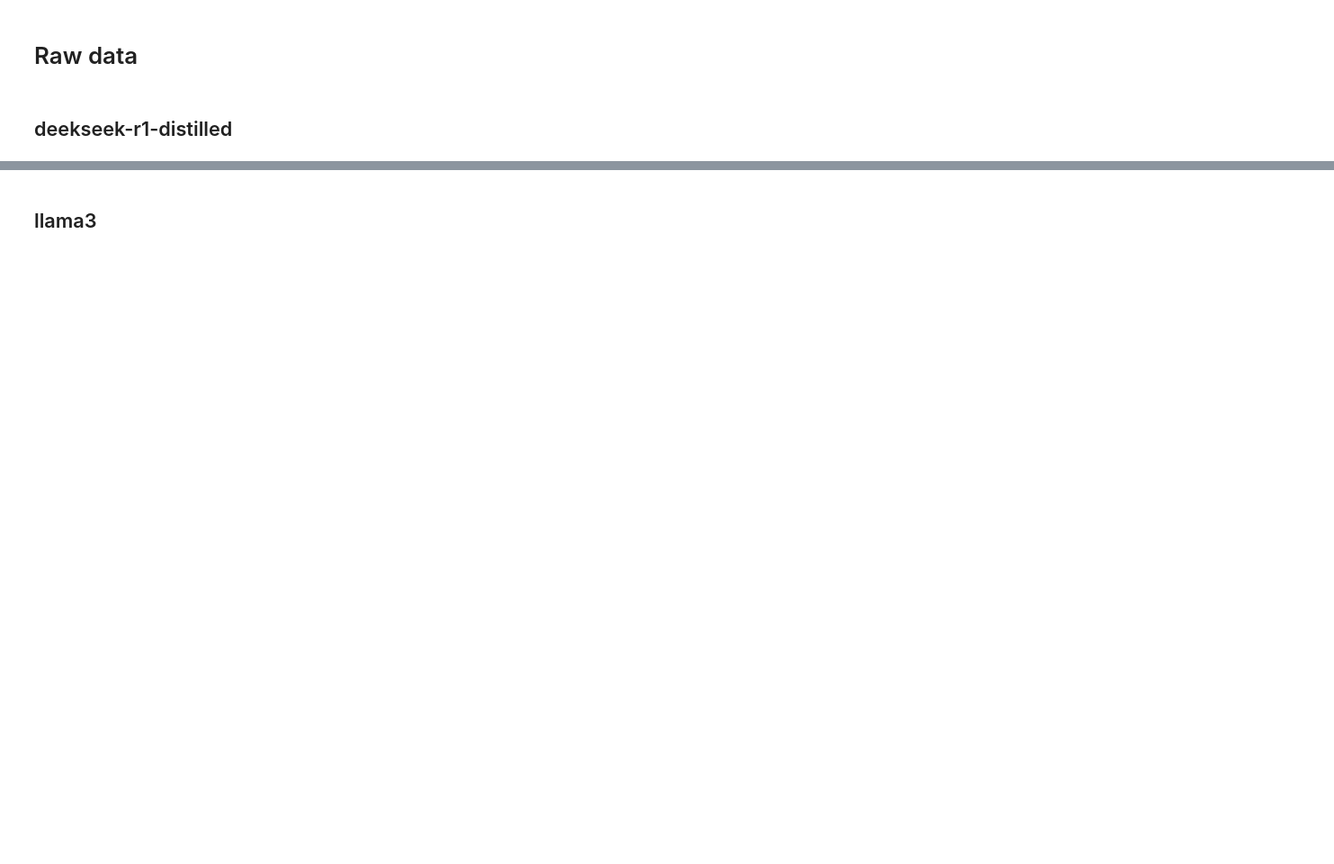
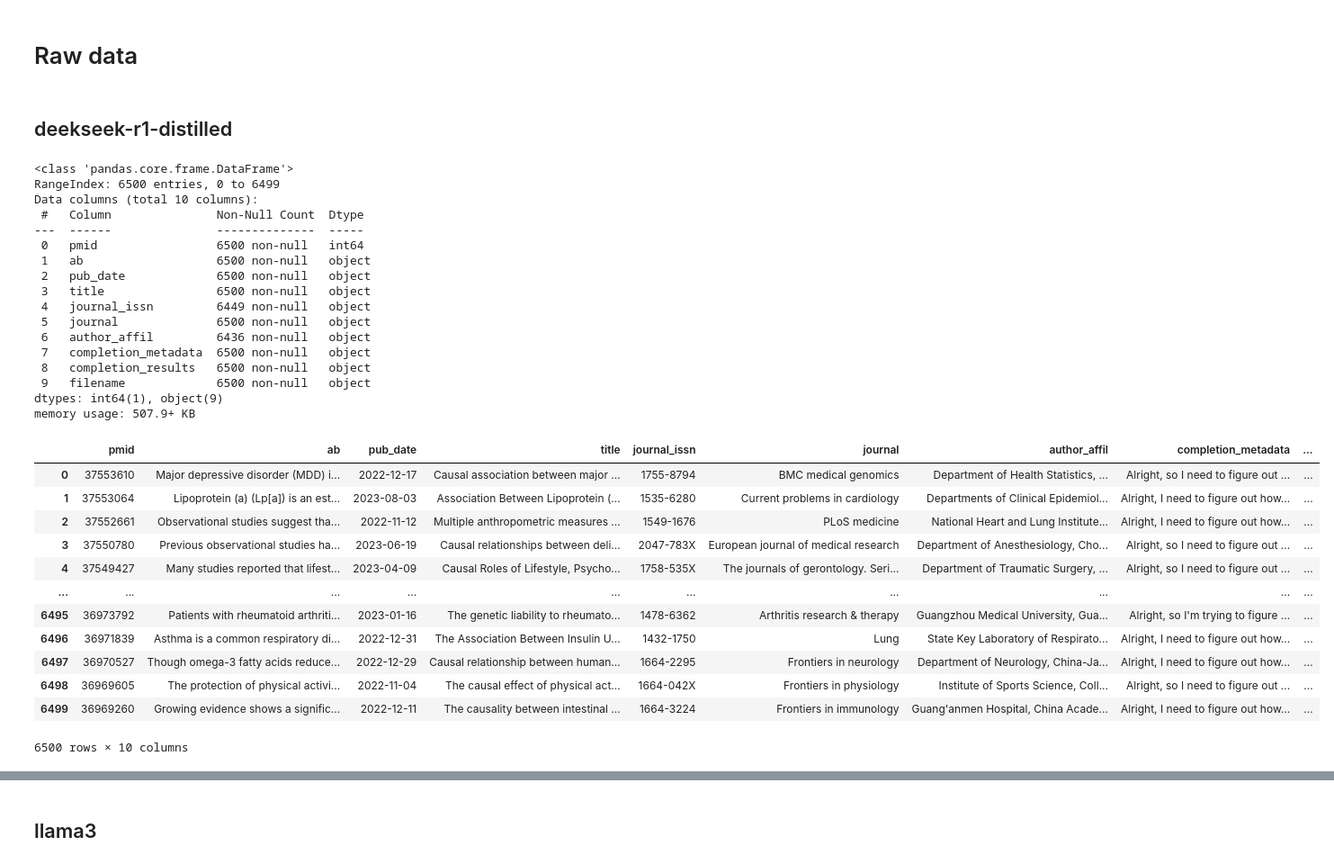
Before and after one commit to MRCIEU/llm-data-extraction, a Jupyter notebook: notebooks/analysis-extraction/diagnostics-data-processing.ipynb, the cells around one changed output, grey strips where cells are left out. Shown at 90% size. Saved outputs shown, nothing was run; the diff lists cells and outputs as text; code cells hidden in the pictures; blank space fills up the shorter version.

Commit message:
Add notebook on data diagnostics

```diff
--- a/notebooks/analysis-extraction/diagnostics-data-processing.ipynb
+++ b/notebooks/analysis-extraction/diagnostics-data-processing.ipynb
@@ -22,3 +24,42 @@ assert data_dir.exists()
 # Raw data
 # %% [markdown]
 ## deekseek-r1-distilled
+# %%
+data_path = data_dir / "deepseek-r1-distilled" / "raw_results.json"
+assert data_path.exists()
+
+df_ds_r1_raw = pd.read_json(data_path, orient="records")
+df_ds_r1_raw.info()
+
+df_ds_r1_raw
+# %% [output]
+<class 'pandas.core.frame.DataFrame'>
+RangeIndex: 6500 entries, 0 to 6499
+Data columns (total 10 columns):
+ #   Column               Non-Null Count  Dtype
+---  ------               --------------  -----
+ 0   pmid                 6500 non-null   int64
+ 1   ab                   6500 non-null   object
+ 2   pub_date             6500 non-null   object
+ 3   title                6500 non-null   object
+ 4   journal_issn         6449 non-null   object
+ 5   journal              6500 non-null   object
+ 6   author_affil         6436 non-null   object
+ 7   completion_metadata  6500 non-null   object
+ 8   completion_results   6500 non-null   object
+ 9   filename             6500 non-null   object
+dtypes: int64(1), object(9)
+memory usage: 507.9+ KB
+|  | pmid | ab | pub_date | title | journal_issn | journal | author_affil | completion_metadata | ... |
+| 0 | 37553610 | Major depressive disorder (MDD) i... | 2022-12-17 | Causal association between major ... | 1755-8794 | BMC medical genomics | Department of Health Statistics, ... | Alright, so I need to figure out ... | ... |
+| 1 | 37553064 | Lipoprotein (a) (Lp[a]) is an est... | 2023-08-03 | Association Between Lipoprotein (... | 1535-6280 | Current problems in cardiology | Departments of Clinical Epidemiol... | Alright, I need to figure out how... | ... |
+| 2 | 37552661 | Observational studies suggest tha... | 2022-11-12 | Multiple anthropometric measures ... | 1549-1676 | PLoS medicine | National Heart and Lung Institute... | Alright, I need to figure out how... | ... |
+| 3 | 37550780 | Previous observational studies ha... | 2023-06-19 | Causal relationships between deli... | 2047-783X | European journal of medical research | Department of Anesthesiology, Cho... | Alright, so I need to figure out ... | ... |
+| 4 | 37549427 | Many studies reported that lifest... | 2023-04-09 | Causal Roles of Lifestyle, Psycho... | 1758-535X | The journals of gerontology. Seri... | Department of Traumatic Surgery, ... | Alright, so I need to figure out ... | ... |
+| ... | ... | ... | ... | ... | ... | ... | ... | ... | ... |
+| 6495 | 36973792 | Patients with rheumatoid arthriti... | 2023-01-16 | The genetic liability to rheumato... | 1478-6362 | Arthritis research & therapy | Guangzhou Medical University, Gua... | Alright, so I'm trying to figure ... | ... |
+| 6496 | 36971839 | Asthma is a common respiratory di... | 2022-12-31 | The Association Between Insulin U... | 1432-1750 | Lung | State Key Laboratory of Respirato... | Alright, I need to figure out how... | ... |
+| 6497 | 36970527 | Though omega-3 fatty acids reduce... | 2022-12-29 | Causal relationship between human... | 1664-2295 | Frontiers in neurology | Department of Neurology, China-Ja... | Alright, I need to figure out how... | ... |
+| 6498 | 36969605 | The protection of physical activi... | 2022-11-04 | The causal effect of physical act... | 1664-042X | Frontiers in physiology | Institute of Sports Science, Coll... | Alright, so I need to figure out ... | ... |
+| 6499 | 36969260 | Growing evidence shows a signific... | 2022-12-11 | The causality between intestinal ... | 1664-3224 | Frontiers in immunology | Guang'anmen Hospital, China Acade... | Alright, I need to figure out how... | ... |
+6500 rows × 10 columns
```
Also changed, not shown: parts of 19 cells of this notebook.
